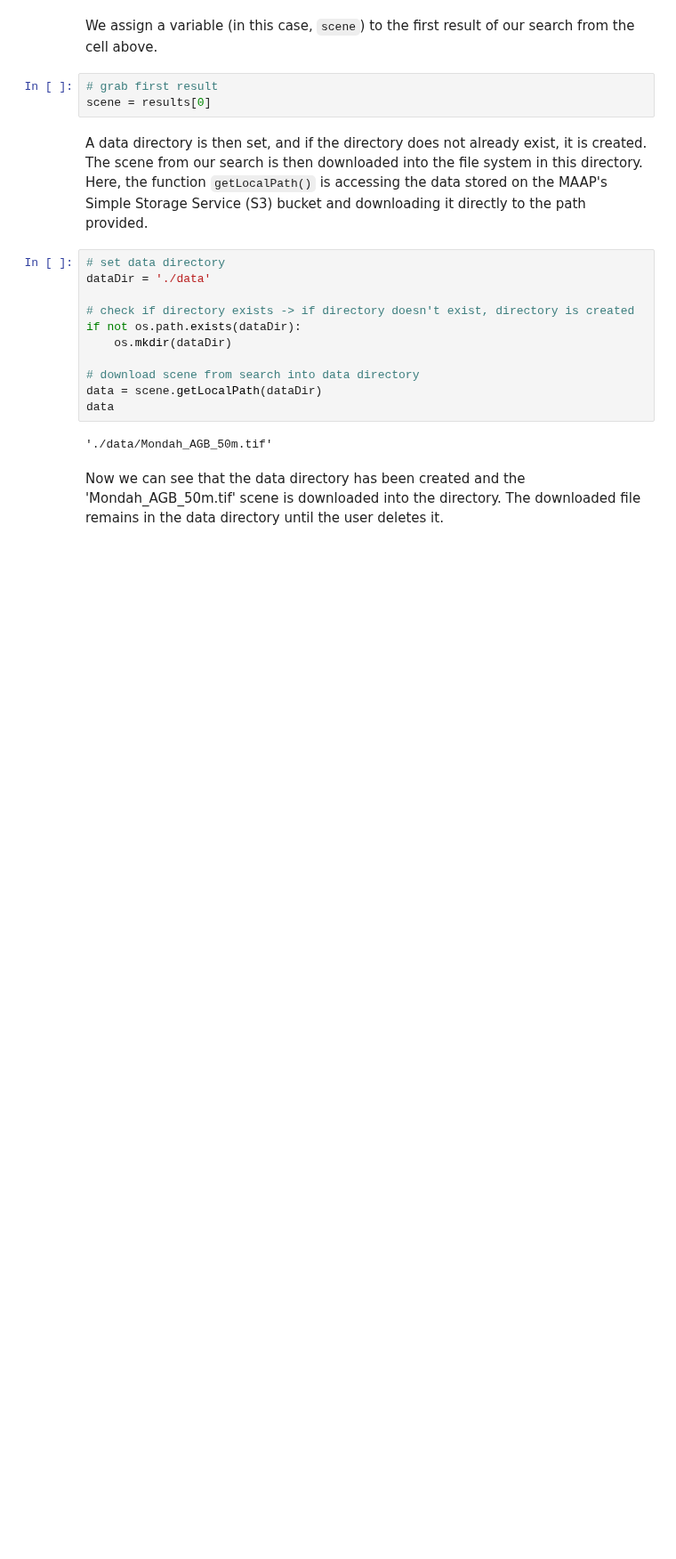
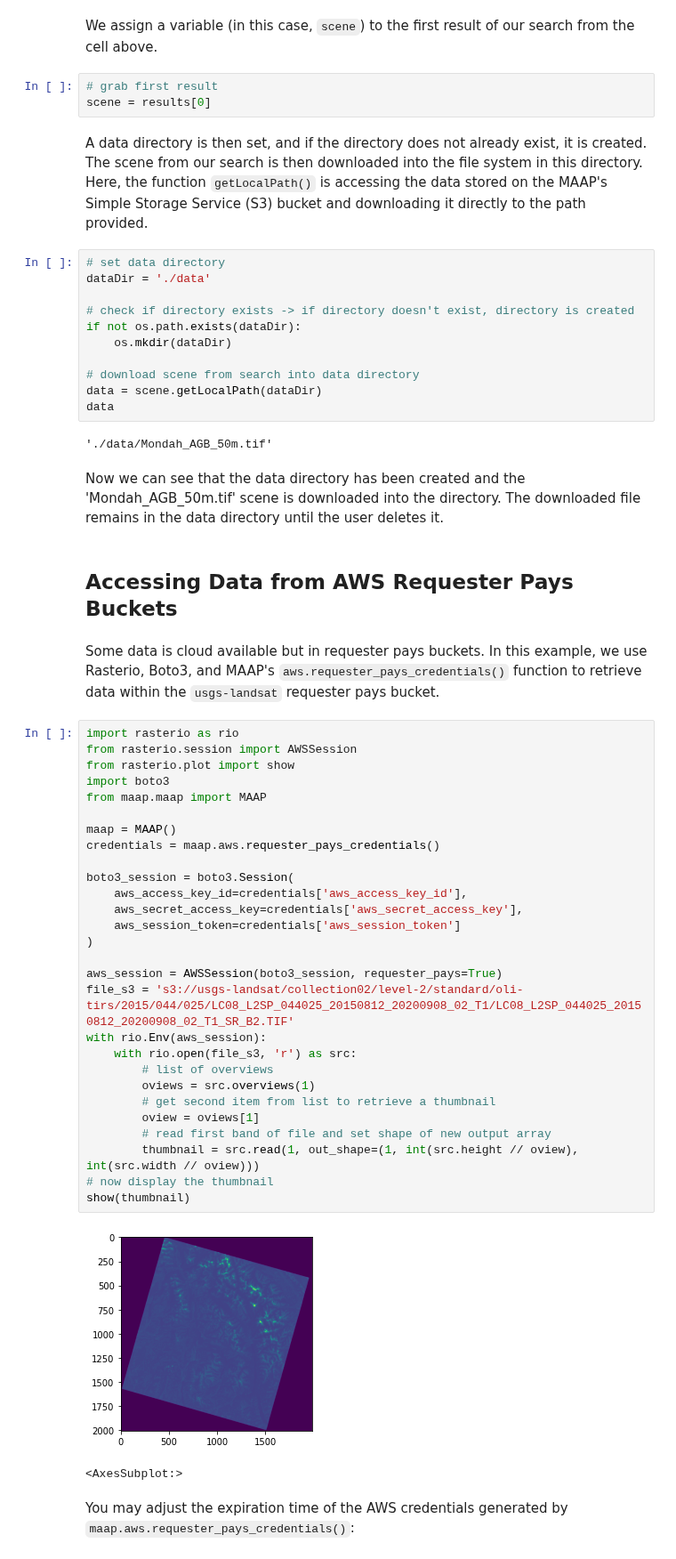
Before and after one commit to MAAP-Project/maap-documentation, a Jupyter notebook: docs/source/access/accessing_data.ipynb, the cells around one changed output. Shown at 89% size. Drawn from its saved outputs; the diff is of its cells as text; blank space fills up the shorter version.

Commit message:
Accessing Data from AWS Requester Pays Buckets

```diff
--- a/docs/source/access/accessing_data.ipynb
+++ b/docs/source/access/accessing_data.ipynb
@@ -43,3 +43,40 @@ data
 './data/Mondah_AGB_50m.tif'
 # %% [markdown]
 Now we can see that the data directory has been created and the 'Mondah_AGB_50m.tif' scene is downloaded into the directory. The downloaded file remains in the data directory until the user deletes it.
+# %% [markdown]
+## Accessing Data from AWS Requester Pays Buckets
+# %% [markdown]
+Some data is cloud available but in requester pays buckets. In this example, we use Rasterio, Boto3, and MAAP's `aws.requester_pays_credentials()` function to retrieve data within the `usgs-landsat` requester pays bucket.
+# %%
+import rasterio as rio
+from rasterio.session import AWSSession
+from rasterio.plot import show
+import boto3
+from maap.maap import MAAP
+
+maap = MAAP()
+credentials = maap.aws.requester_pays_credentials()
+
+boto3_session = boto3.Session(
+    aws_access_key_id=credentials['aws_access_key_id'],
+    aws_secret_access_key=credentials['aws_secret_access_key'],
+    aws_session_token=credentials['aws_session_token']
+)
+
+aws_session = AWSSession(boto3_session, requester_pays=True)
+file_s3 = 's3://usgs-landsat/collection02/level-2/standard/oli-tirs/2015/044/025/LC08_L2SP_044025_20150812_20200908_02_T1/LC08_L2SP_044025_20150812_20200908_02_T1_SR_B2.TIF'
+with rio.Env(aws_session):
+    with rio.open(file_s3, 'r') as src:
+        # list of overviews
+        oviews = src.overviews(1)
+        # get second item from list to retrieve a thumbnail
+        oview = oviews[1]
+        # read first band of file and set shape of new output array
+        thumbnail = src.read(1, out_shape=(1, int(src.height // oview), int(src.width // oview)))
+# now display the thumbnail
+show(thumbnail)
+# %% [output]
+[figure, added]
+<AxesSubplot:>
+# %% [markdown]
+You may adjust the expiration time of the AWS credentials generated by `maap.aws.requester_pays_credentials()`:
```
Also changed, not shown: parts of 1 cell of this notebook.
